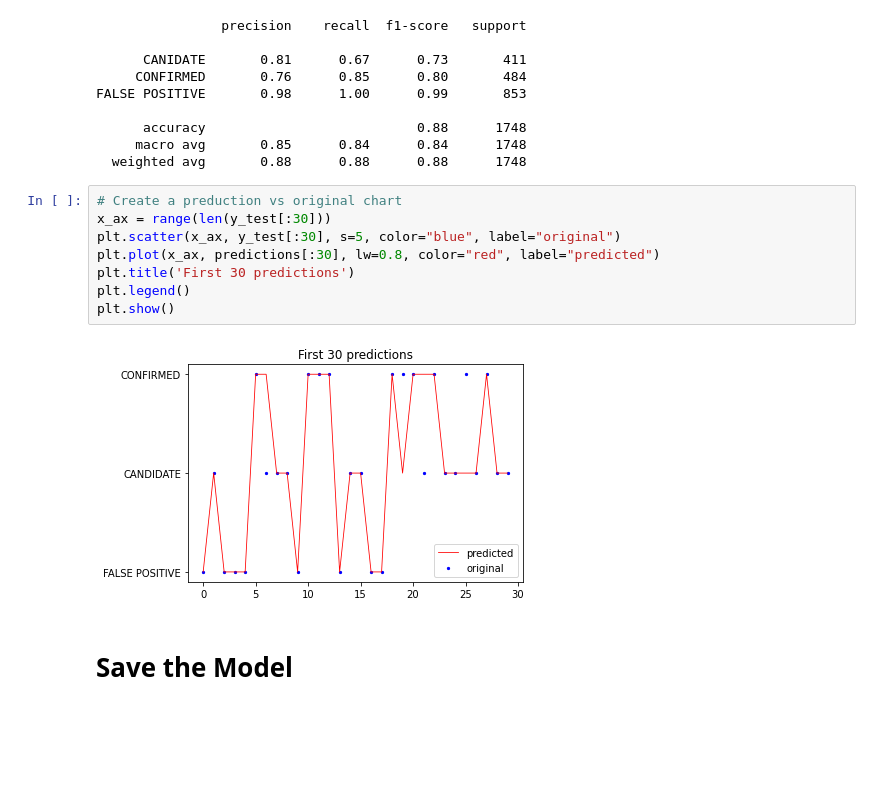
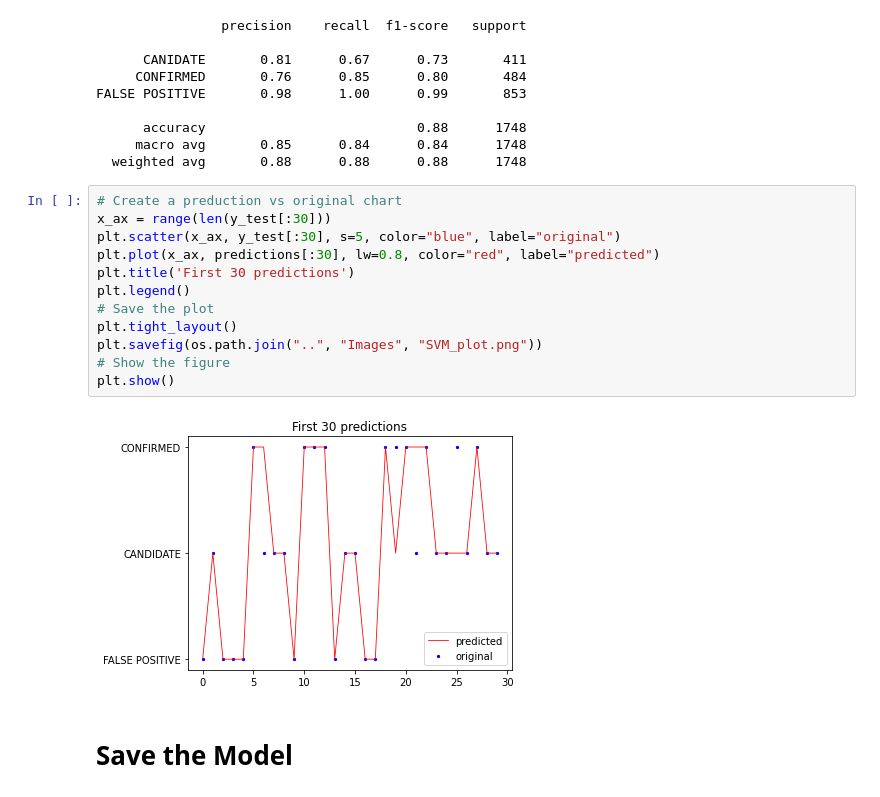
Before and after one commit to blt1339/machine-learning-challenge, a Jupyter notebook: code/model_SVM.ipynb, the cells around one changed output. Cells and saved outputs as stored; diff of their text form; blank space fills up the shorter version.

Commit message:
Add plot save to SVM and do final run for model.

```diff
--- a/code/model_SVM.ipynb
+++ b/code/model_SVM.ipynb
@@ -250,13 +250,17 @@ FALSE POSITIVE       0.98      1.00      0.99       853
 # %%
 # Create a preduction vs original chart
 x_ax = range(len(y_test[:30]))
 plt.scatter(x_ax, y_test[:30], s=5, color="blue", label="original")
 plt.plot(x_ax, predictions[:30], lw=0.8, color="red", label="predicted")
 plt.title('First 30 predictions')
 plt.legend()
+# Save the plot
+plt.tight_layout()
+plt.savefig(os.path.join("..", "Images", "SVM_plot.png"))
+# Show the figure
 plt.show()
 # %% [output]
-[figure, old version]
+[figure, new version]
 # %% [markdown]
 # Save the Model
 # %%
```
Also changed, not shown: parts of 6 cells of this notebook, 2 other files.
